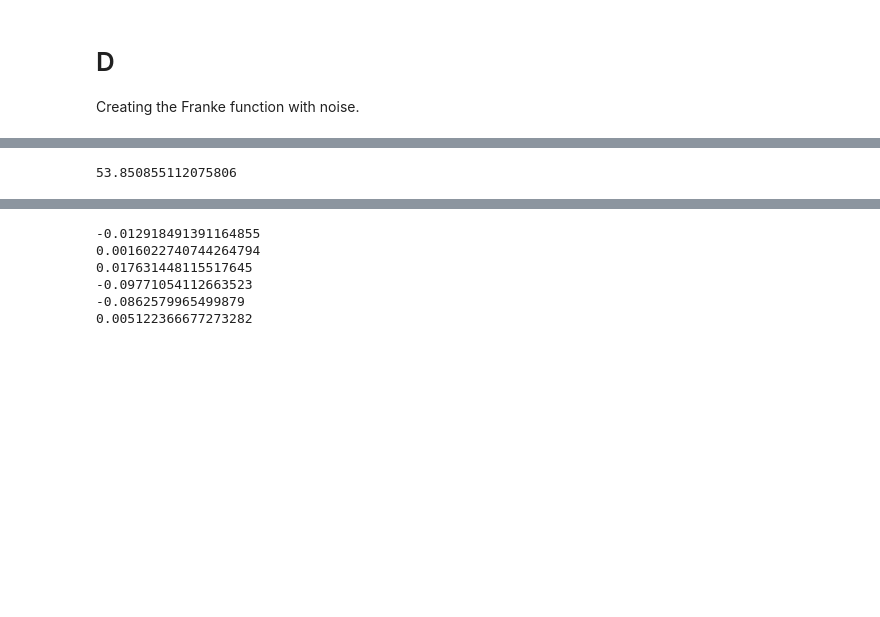
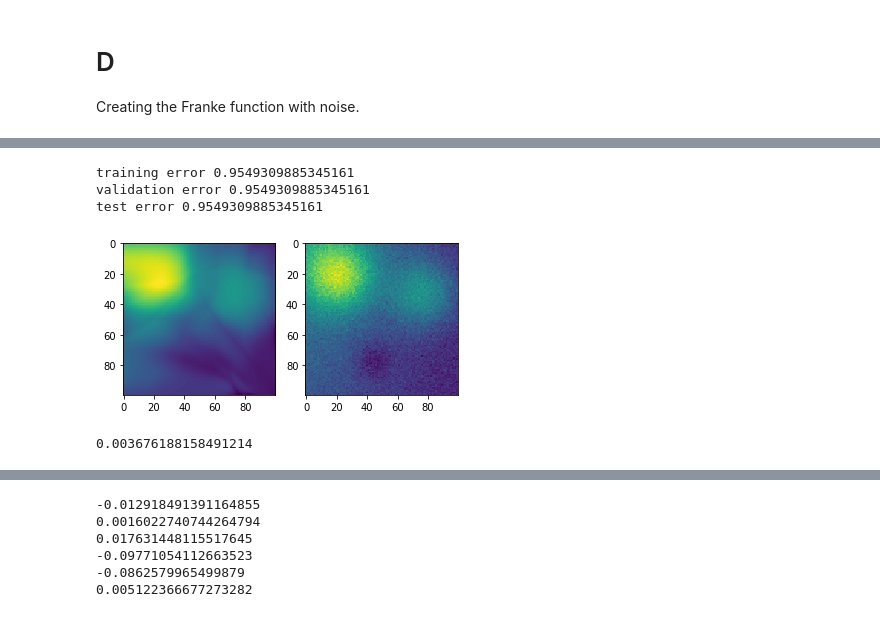
Before and after one commit to VemundST/Project2, a Jupyter notebook: Part_D_LinearRegression.ipynb, the cells around one changed output, grey strips where cells are left out. Saved outputs shown, nothing was run; the diff lists cells and outputs as text; code cells hidden in the pictures; blank space fills up the shorter version.

```diff
--- a/Part_D_LinearRegression.ipynb
+++ b/Part_D_LinearRegression.ipynb
@@ -39,20 +96,22 @@ frank=frank.reshape([len(frank),1])
 # %%
-design=fx.DesignDesign(x,y,5)
-design=np.delete(design, [0,1], axis=1)
-n_features=design.shape[1]
-
-neural_net = nn.ANN(lmb=10e-05, bias=0.5, eta=0.1, mode= 'regression')
+neural_net = nn.ANN(lmb=best_lmb, bias=0.5, eta=best_eta, mode= 'regression')
 neural_net.add_layers(n_features=[n_features,50,20], n_neurons = [50,20,1] , n_layers=3)
-
 activation = [lrf.relu, lrf.sigmoid, lrf.nooutact]
 derivative = [lrf.relu_deriv, lrf.sigmoid_deriv, lrf.nooutact]
+neural_net.train(epochs, batch_size, xtrain , ytrain ,activation,derivative, xval, yval, verbose=False)
 
 
-start = time.time()
-epochs=5000
-batch_size=500
-neural_net.train(epochs, batch_size, design,frank,activation,derivative, verbose=False)
-end = time.time()
-print(end - start)
+pred = neural_net.feed_out(xtrain, activation)
+train_error = fx.R2Score(pred,ytrain)
+pred = neural_net.feed_out(xval, activation)
+validation_error = fx.R2Score(pred,yval)
+pred = neural_net.feed_out(xtest, activation)
+test_error = fx.R2Score(pred,ytest)
+
+print('training error',  train_error)
+print('validation error', validation_error)
+print('test error', test_error)
 # %% [output]
-53.850855112075806
+training error 0.9549309885345161
+validation error 0.9549309885345161
+test error 0.9549309885345161
@@ -61 +118,20 @@ pred = neural_net.feed_out(design, activation)['2']
+# %%
+pred = neural_net.feed_out(design, activation)
+
+plt.subplot(1, 2, 1)
+plt.imshow(pred.reshape([n,n]))
+#plt.subtitle('Predicted')
+plt.subplot(1, 2, 2)
+#plt.subtitle('Franke')
+plt.imshow(frank.reshape([n,n]))
+plt.show()
+
+
+
+
+
+print(fx.MSE(pred.ravel(),frank.ravel()))
+# %% [output]
+[figure, added]
+0.003676188158491214
 # %%
```
Also changed, not shown: parts of 6 cells of this notebook, 1 other file.
